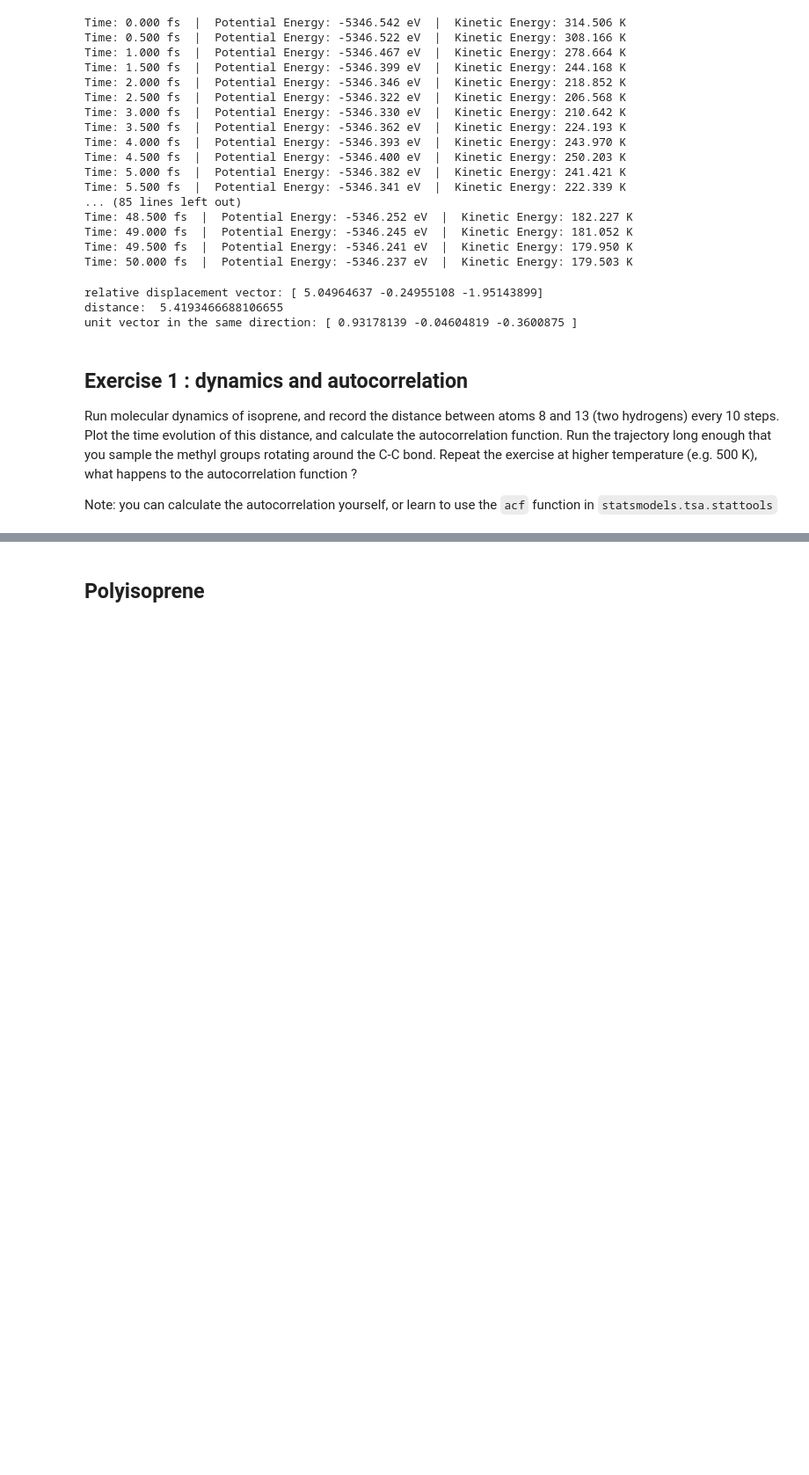
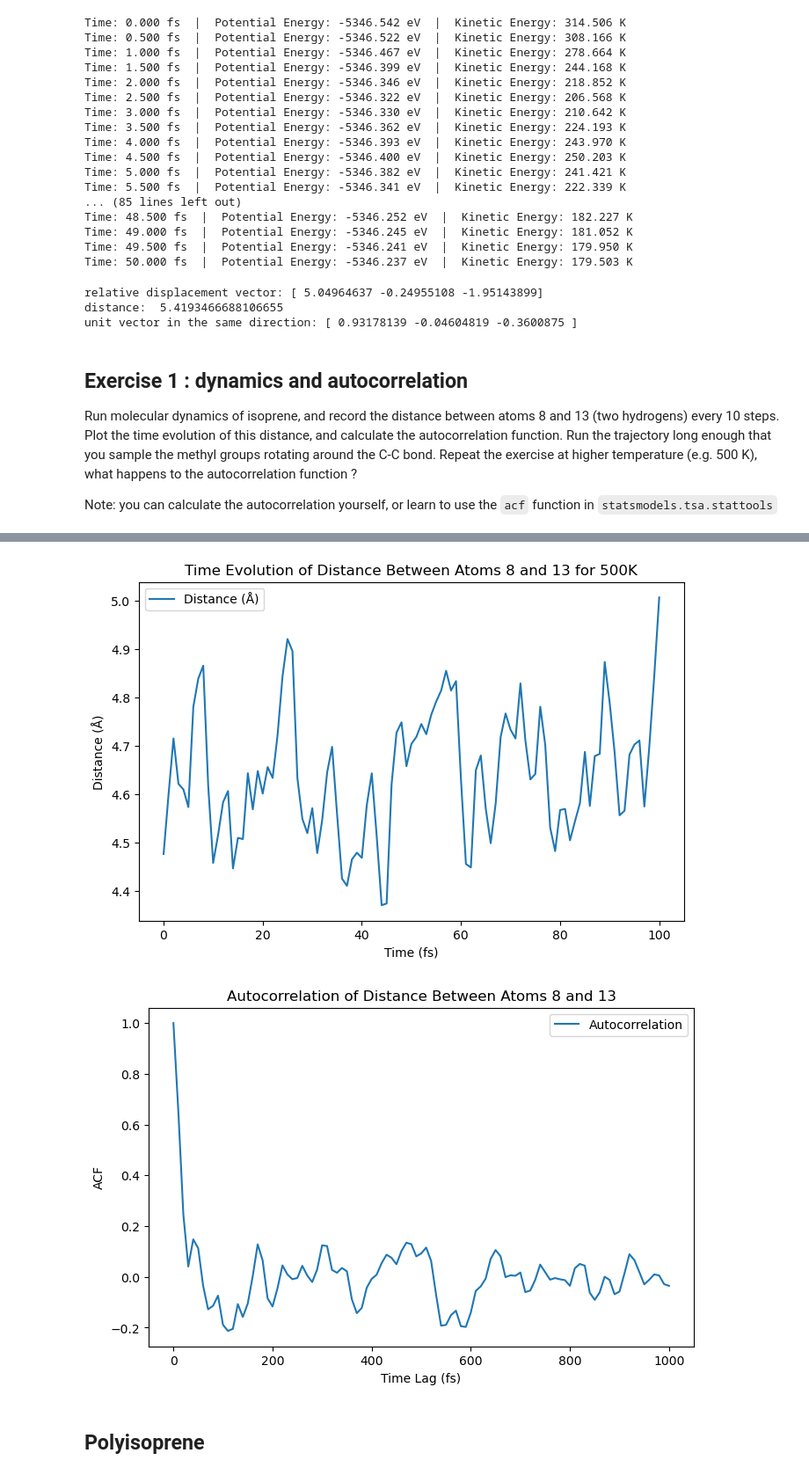
Before and after one commit to macaswalker/MatsAndMols_projects, a Jupyter notebook: polyisoprene.ipynb, the cells around one changed output, grey strips where cells are left out. Shown: that part at 88% size. Drawn from its saved outputs; the diff is of its cells as text; code cells hidden in the pictures; blank space fills up the shorter version.

```diff
--- a/polyisoprene.ipynb
+++ b/polyisoprene.ipynb
@@ -177,3 +368,27 @@ Initial Notes
+# %%
+# ---- 📌 PLOTTING TIME EVOLUTION OF DISTANCE ----
+plt.figure(figsize=(8, 5))
+plt.plot(df_500['distance'], label="Distance (Å)")
+plt.xlabel("Time (fs)")
+plt.ylabel("Distance (Å)")
+plt.title("Time Evolution of Distance Between Atoms 8 and 13 for 500K")
+plt.legend()
+plt.show()
+
+# ---- 📌 COMPUTE AND PLOT AUTOCORRELATION FUNCTION (ACF) ----
+acf_values = acf(df_500['distance'], nlags=100, fft=True)  # Compute ACF with FFT
+lags = np.arange(len(acf_values)) * 10  # Convert index to time lag (fs)
+
+plt.figure(figsize=(8, 5))
+plt.plot(lags, acf_values, label="Autocorrelation")
+plt.xlabel("Time Lag (fs)")
+plt.ylabel("ACF")
+plt.title("Autocorrelation of Distance Between Atoms 8 and 13 for 500K")
+plt.legend()
+plt.show()
+# %% [output]
+[figure, added]
+[figure, added]
 # %% [markdown]
 Polyisoprene
 ---
```
Also changed, not shown: parts of 6 cells of this notebook.
